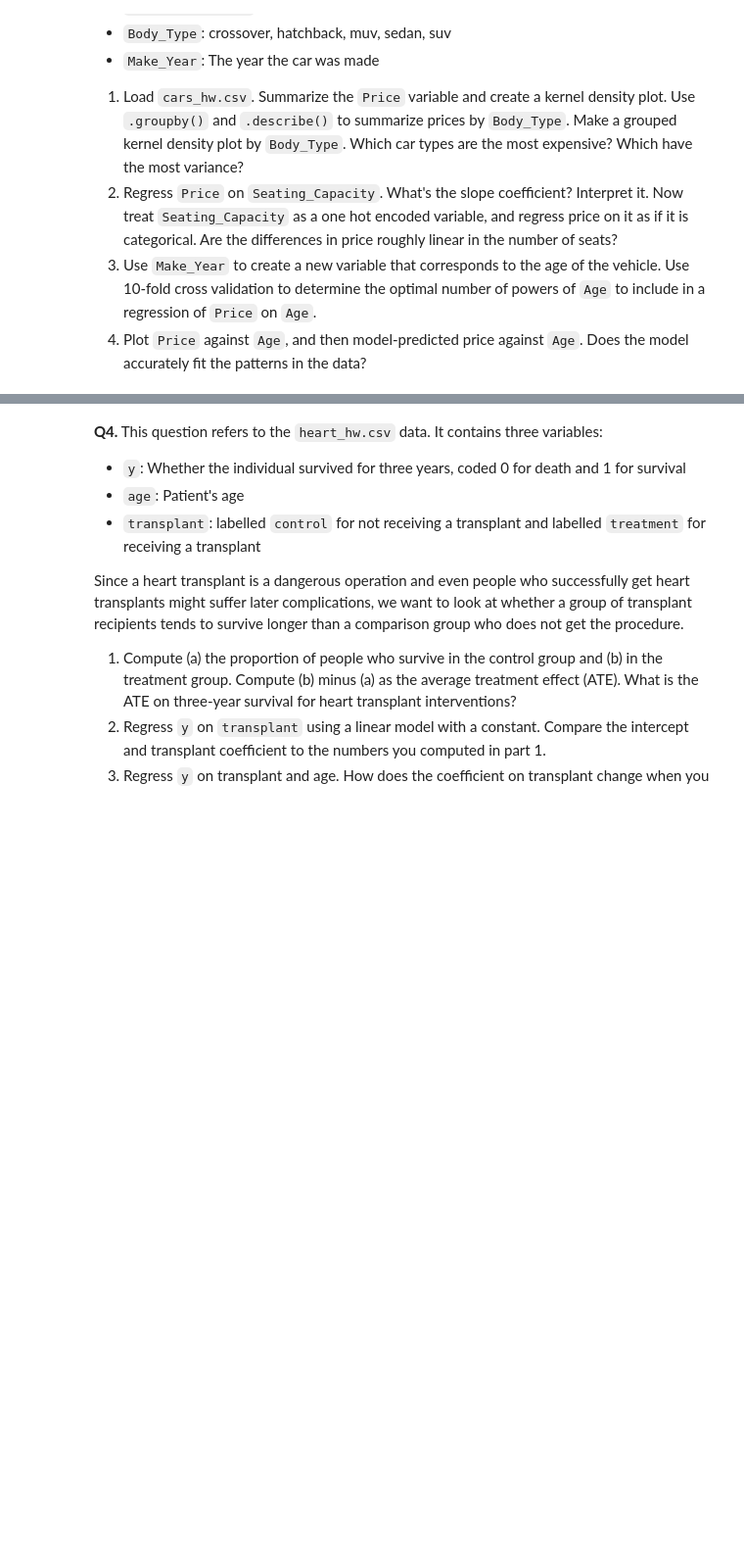
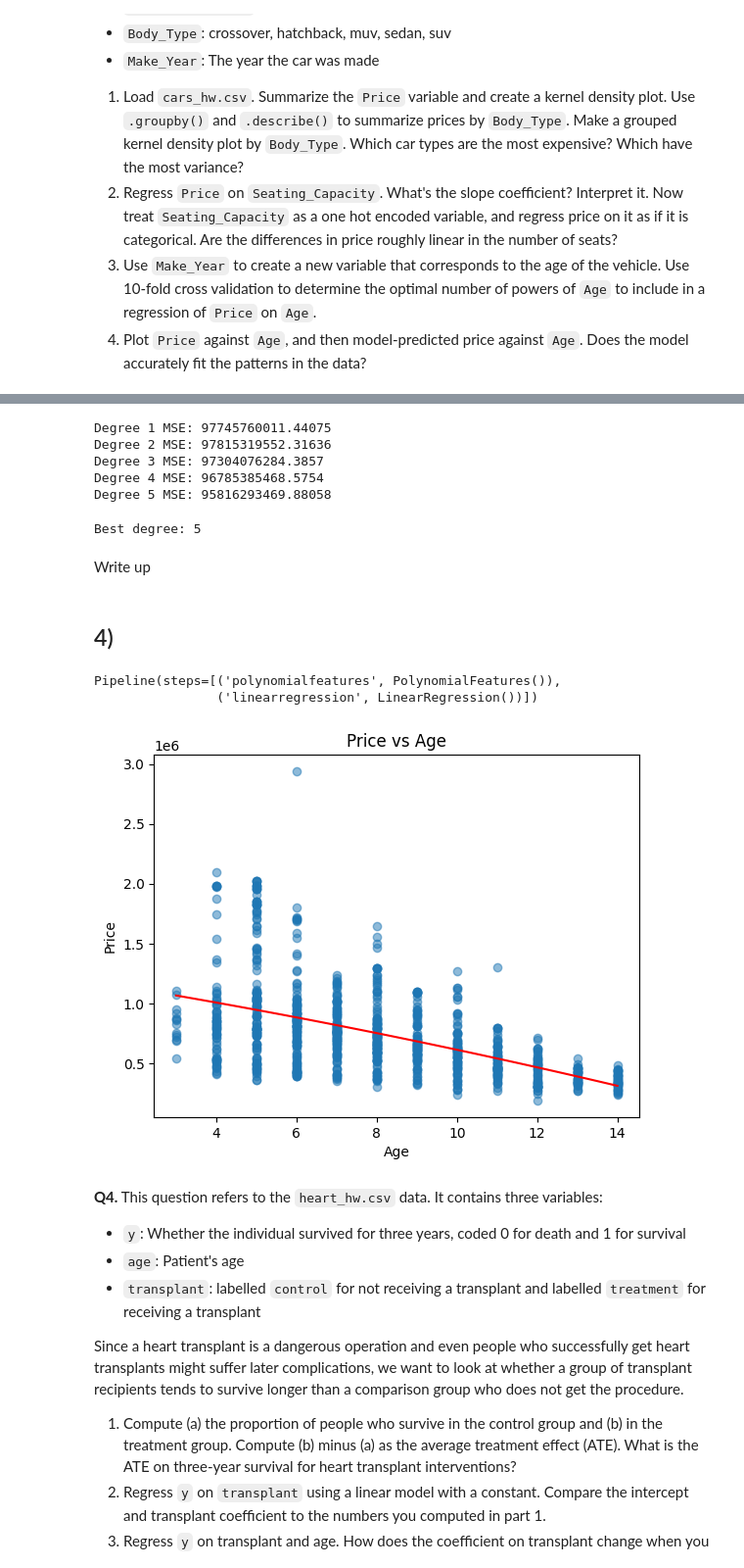
Before and after one commit to EfremE24/undergrad_ml_assignments, a Jupyter notebook: 03_assignment_linear_models.ipynb, the cells around one changed output, grey strips where cells are left out. Shown at 98% size. Drawn from its saved outputs; the diff is of its cells as text; code cells hidden in the pictures; blank space fills up the shorter version.

```diff
--- a/03_assignment_linear_models.ipynb
+++ b/03_assignment_linear_models.ipynb
@@ -244,3 +337,47 @@ Since model 2 has the lowest CV MSE, it performs best on new data.
+# %%
+df['age'] = 2025 - df['make_year']
+# %%
+kf = KFold(n_splits=10, shuffle=True, random_state=1)
+y = df['price']
+
+for d in range(1, 6):
+    model = make_pipeline(PolynomialFeatures(d), LinearRegression())
+    scores = cross_val_score(model, df[['age']], y, cv=kf, scoring='neg_mean_squared_error')
+    print("Degree", d, "MSE:", -scores.mean())
+# %% [output]
+Degree 1 MSE: 97745760011.44075
+Degree 2 MSE: 97815319552.31636
+Degree 3 MSE: 97304076284.3857
+Degree 4 MSE: 96785385468.5754
+Degree 5 MSE: 95816293469.88058
+# %%
+best_degree = cv_table.loc[cv_table['cv_mse'].idxmin(), 'degree']
+print("Best degree:", best_degree)
+# %% [output]
+Best degree: 5
+# %% [markdown]
+Write up
+# %% [markdown]
+## 4)
+# %%
+model = make_pipeline(PolynomialFeatures(2), LinearRegression())  # change 2 if needed
+model.fit(df[['age']], df['price'])
+# %% [output]
+Pipeline(steps=[('polynomialfeatures', PolynomialFeatures()),
+                ('linearregression', LinearRegression())])
+# %%
+age_vals = np.linspace(df['age'].min(), df['age'].max(), 100)
+pred = model.predict(age_vals.reshape(-1, 1))
+
+plt.scatter(df['age'], df['price'], alpha=0.5)
+plt.plot(age_vals, pred, color='red')
+
+plt.xlabel('Age')
+plt.ylabel('Price')
+plt.title('Price vs Age')
+plt.show()
+# %% [output]
+[figure, added]
 # %% [markdown]
 **Q4.** This question refers to the `heart_hw.csv` data. It contains three variables:
 
```
Also changed, not shown: parts of 13 cells of this notebook.
